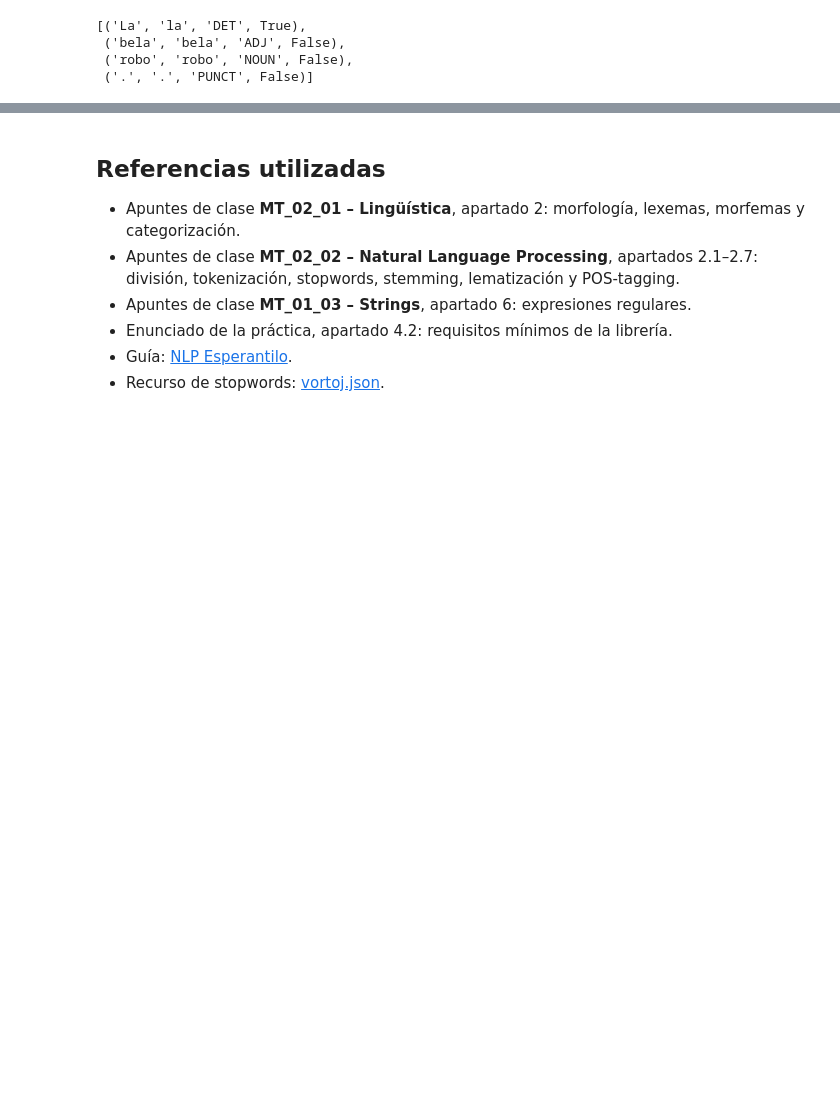
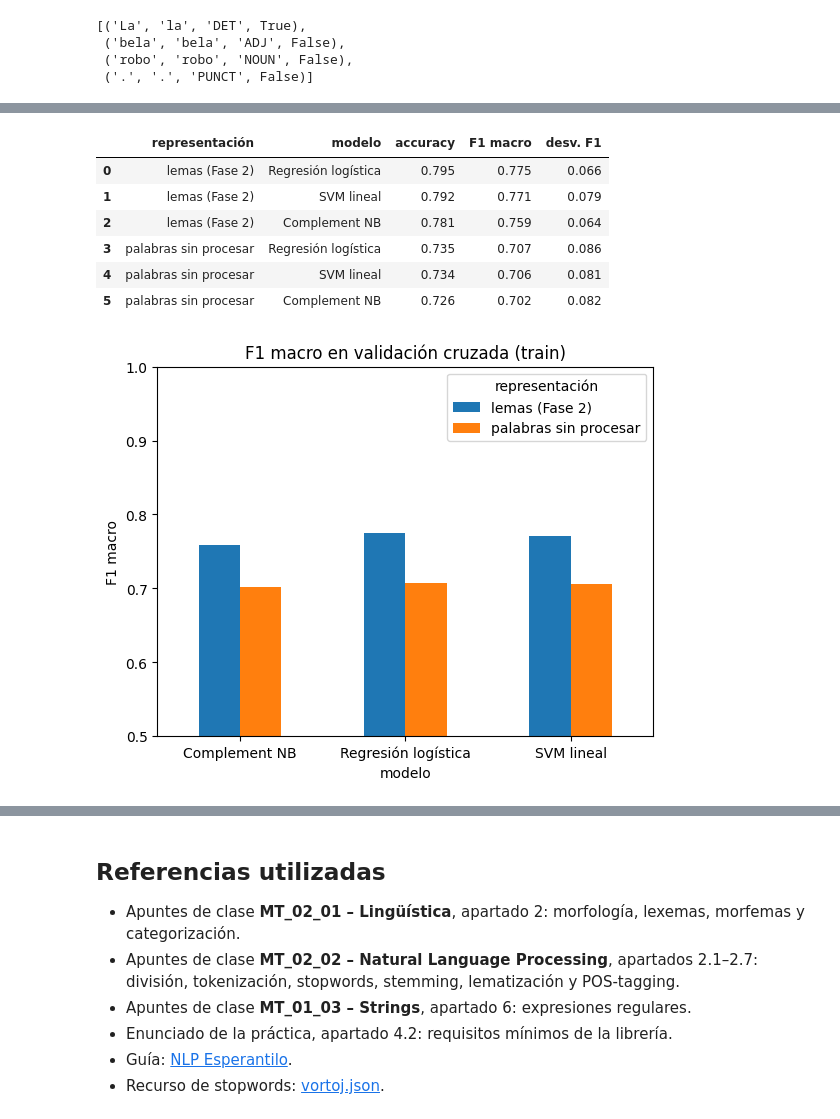
Before and after one commit to sofiahuch/clasificacion-textos-esperanto, a Jupyter notebook: clasificacion_esperanto.ipynb, the cells around one changed output, grey strips where cells are left out. Cells and saved outputs as stored; diff of their text form; code cells hidden in the pictures; blank space fills up the shorter version.

```diff
--- a/clasificacion_esperanto.ipynb
+++ b/clasificacion_esperanto.ipynb
@@ -1773,0 +1866,15 @@ doc_instalado = nlp_instalada("La bela robo.")
+# %%
+X = df['text']
+y = df['class']
+grupos = df['pageid']
+
+divisor = StratifiedGroupKFold(n_splits=5, shuffle=True, random_state=SEMILLA)
+idx_train, idx_test = next(divisor.split(X, y, groups=grupos))
+
+X_train, y_train, g_train = X.iloc[idx_train], y.iloc[idx_train], grupos.iloc[idx_train]
+X_test,  y_test           = X.iloc[idx_test],  y.iloc[idx_test]
+
+assert set(grupos.iloc[idx_train]).isdisjoint(set(grupos.iloc[idx_test])), 'Hay artículos en train y test'
+
+print('Train:', len(X_train), '| Test:', len(X_test))
+display(pd.DataFrame({'train': y_train.value_counts(), 'test': y_test.value_counts()}).loc[CLASES])
@@ -1773,0 +1898,35 @@ doc_instalado = nlp_instalada("La bela robo.")
+# %%
+MODELOS = {
+    'Regresión logística': lambda: LogisticRegression(max_iter=1000, class_weight='balanced', random_state=SEMILLA),
+    'SVM lineal':          lambda: LinearSVC(class_weight='balanced', random_state=SEMILLA),
+    'Complement NB':       lambda: ComplementNB(),
+}
+REPRESENTACIONES = {'lemas (Fase 2)': preprocesar, 'palabras sin procesar': preprocesar_crudo}
+
+cv = StratifiedGroupKFold(n_splits=5, shuffle=True, random_state=SEMILLA)
+filas = []
+for nombre_rep, analizador in REPRESENTACIONES.items():
+    for nombre_mod, crear_modelo in MODELOS.items():
+        pipe = make_pipeline(crear_vectorizador(analizador), crear_modelo())
+        r = cross_validate(pipe, X_train, y_train, cv=cv, groups=g_train,
+                           scoring=['accuracy', 'f1_macro'])
+        filas.append({'representación': nombre_rep, 'modelo': nombre_mod,
+                      'accuracy': r['test_accuracy'].mean(), 'F1 macro': r['test_f1_macro'].mean(),
+                      'desv. F1': r['test_f1_macro'].std()})
+
+comparativa = pd.DataFrame(filas).round(3)
+display(comparativa)
+
+tabla = comparativa.pivot(index='modelo', columns='representación', values='F1 macro')
+tabla.plot.bar(rot=0, ylim=(0.5, 1), title='F1 macro en validación cruzada (train)')
+plt.ylabel('F1 macro')
+plt.show()
+# %% [output]
+|  | representación | modelo | accuracy | F1 macro | desv. F1 |
+| 0 | lemas (Fase 2) | Regresión logística | 0.795 | 0.775 | 0.066 |
+| 1 | lemas (Fase 2) | SVM lineal | 0.792 | 0.771 | 0.079 |
+| 2 | lemas (Fase 2) | Complement NB | 0.781 | 0.759 | 0.064 |
+| 3 | palabras sin procesar | Regresión logística | 0.735 | 0.707 | 0.086 |
+| 4 | palabras sin procesar | SVM lineal | 0.734 | 0.706 | 0.081 |
+| 5 | palabras sin procesar | Complement NB | 0.726 | 0.702 | 0.082 |
+[figure, added]
```
Also changed, not shown: parts of 21 cells of this notebook.
